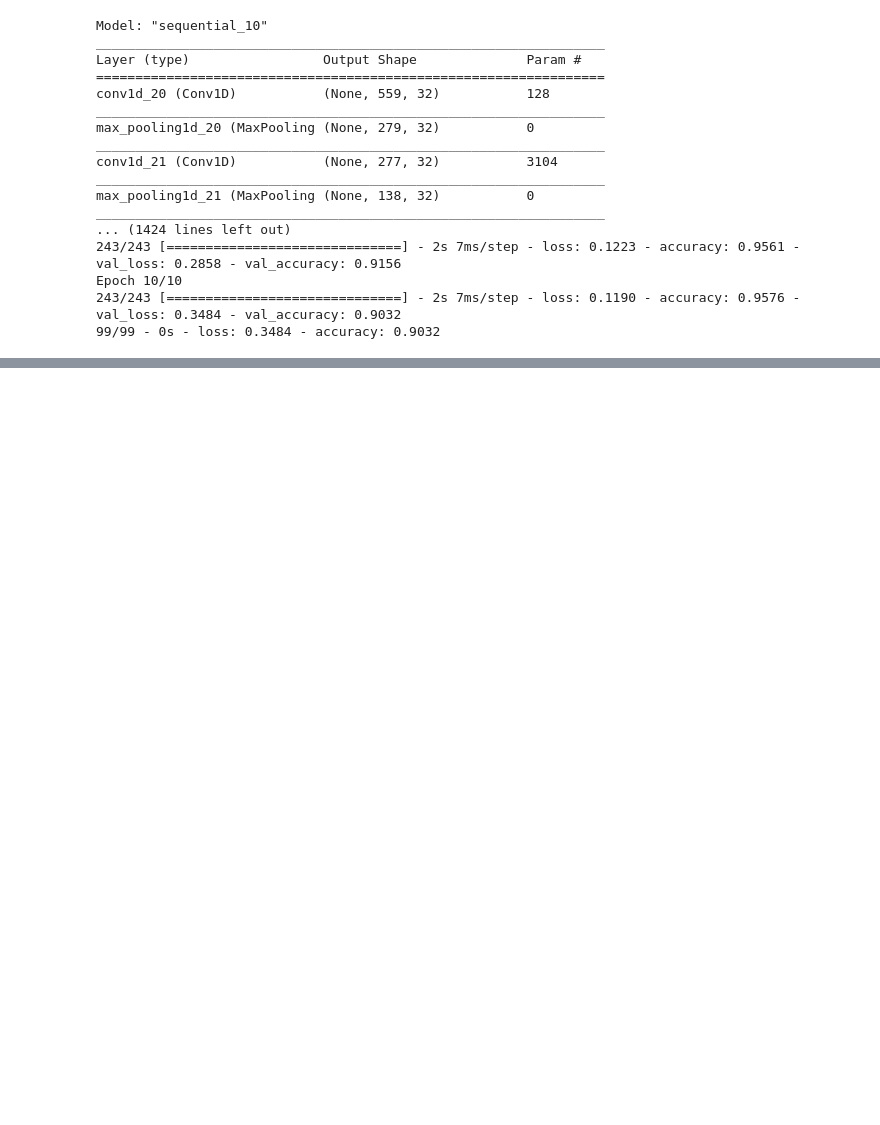
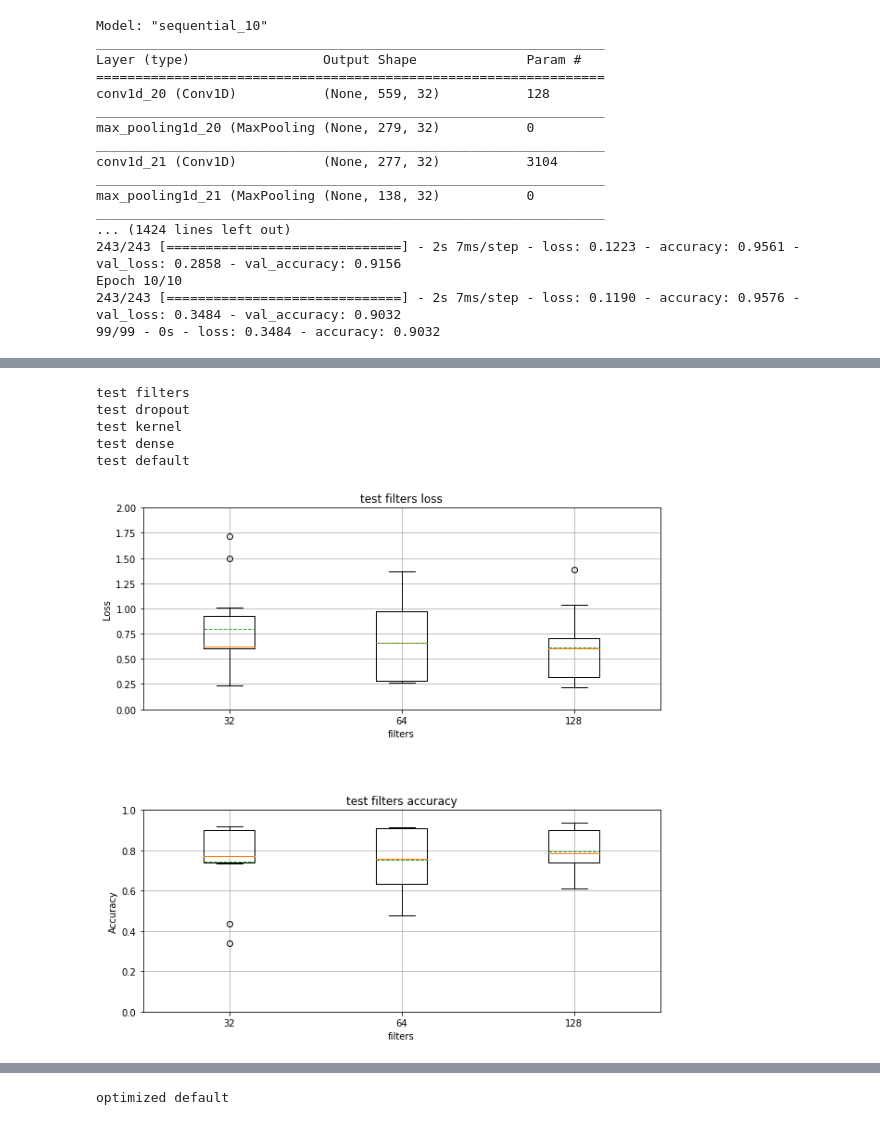
Before and after one commit to ec965/HAPT-CNN, a Jupyter notebook: final_project.ipynb, the cells around one changed output, grey strips where cells are left out. Drawn from its saved outputs; the diff is of its cells as text; code cells hidden in the pictures; blank space fills up the shorter version.

Commit message:
update plots

```diff
--- a/final_project.ipynb
+++ b/final_project.ipynb
@@ -26,9 +30,9 @@ Requirement already satisfied: executing in c:\users\enoch\.conda\envs\tensorflo
 #print(activity_labels)
 # %%
 try:
-    from google.colab import drive
-    drive.mount('/content/gdrive/')
-    google = True
-    colab_folder = '/content/gdrive/My Drive/Colab Notebooks/ecps205_final_project/'
+  from google.colab import drive
+  drive.mount('/content/gdrive/')
+
+  colab_folder = '/content/gdrive/My Drive/Colab Notebooks/ecps205_final_project/'
 except:
-    colab_folder=''
+  colab_folder=''
@@ -493,10 +622,22 @@ dense_data=runner.test_param(dense=[64,128, 256, 512])
 # %%
+g = GenerateResults
+
 current_directory = colab_folder
 json_files = os.listdir(os.path.join(current_directory,'saved_data'))
-g = GenerateResults
 for f in json_files:
     imported_data = pickle.load(open(f'{colab_folder}saved_data/' + f, 'rb'))
     imported_data_name = ''.join(f.split(".")[0:-1])
-    print(imported_data_name)
-    g.plot_results(imported_data, imported_data_name)
-    plt.savefig(f"{colab_folder}plots/{imported_data_name}.png")
+
+    if 'epoch' in f or 'Epochs' in f:
+      g.plot_histogram(imported_data[0][0].get('history'), 'Epochs', save_name=imported_data_name)
+    else:
+      display_name= ' '.join(imported_data_name.split('_')[0:2])
+      g.plot_results(imported_data, display_name, save_name=imported_data_name)
+      #g.print_results(imported_data, display_name)
+# %% [output]
+test filters
+test dropout
+test kernel
+test dense
+test default
+[figure, added]
@@ -502,0 +649 @@ for f in json_files:
+optimized default
```
Also changed, not shown: parts of 18 cells of this notebook, 26 other files.
